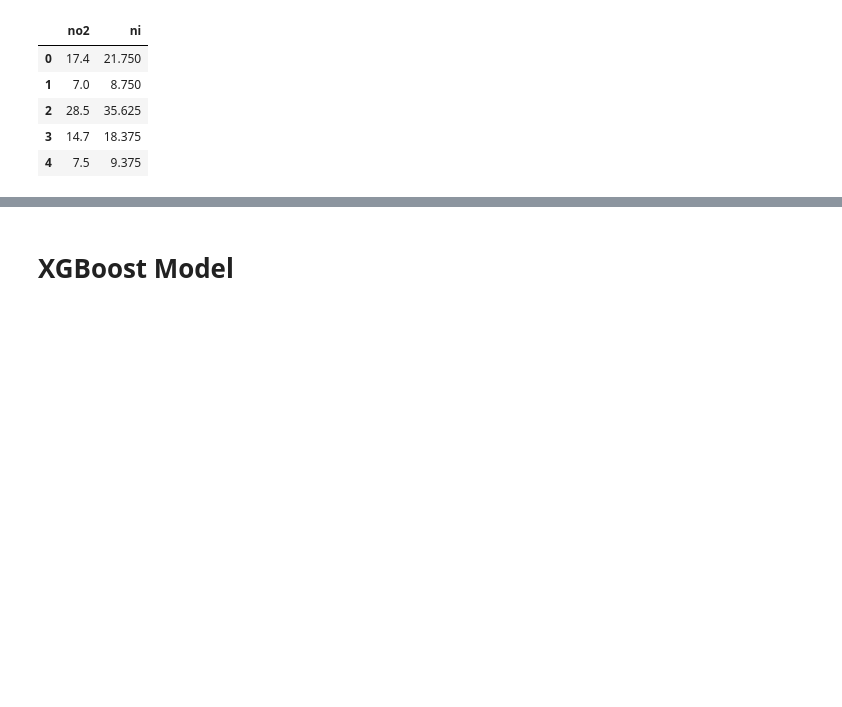
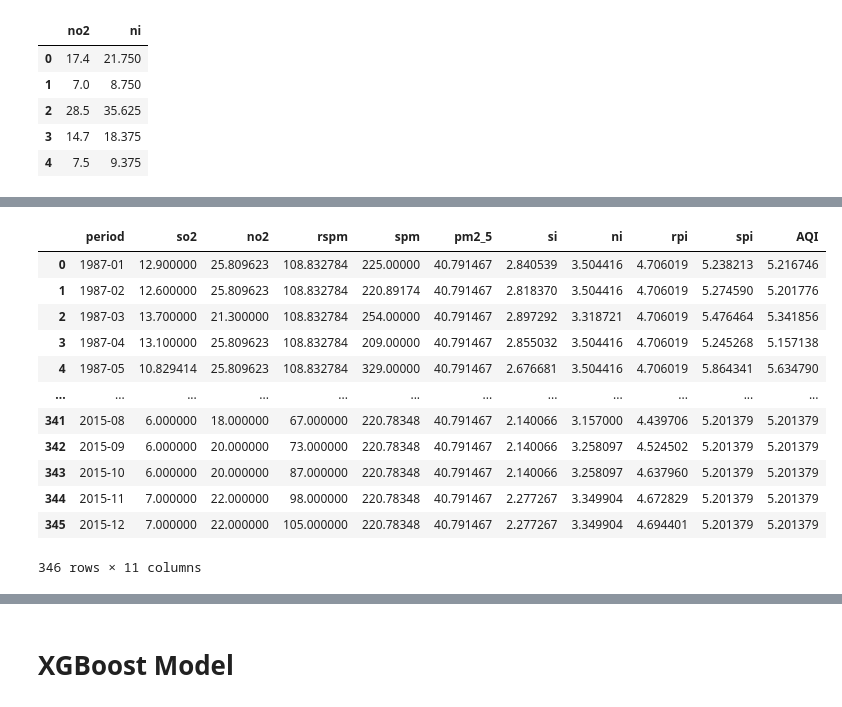
Before and after one commit to soulbrooxx/indian-air, a Jupyter notebook: src/analysis.ipynb, the cells around one changed output, grey strips where cells are left out. Drawn from its saved outputs; the diff is of its cells as text; code cells hidden in the pictures; blank space fills up the shorter version.

```diff
--- a/src/analysis.ipynb
+++ b/src/analysis.ipynb
@@ -189,0 +373,45 @@ monthly_mean.to_csv('../data/cal.csv', index=False)
+# %%
+import pandas as pd
+
+df = pd.read_csv('normalized_data_log1p.csv')
+
+# Convert the 'date' column to datetime format
+df["date"] = pd.to_datetime(df["date"])
+
+# Select only numeric columns for grouping (exclude 'date' and any non-numeric columns)
+numeric_columns = df.select_dtypes(include=['float64', 'int64']).columns
+
+# Group by year and month, calculating the mean for each month on numeric columns
+monthly_mean = df.groupby(df["date"].dt.to_period("M"))[numeric_columns].median()
+
+# Reset the index to move 'period' to a column
+monthly_mean.reset_index(inplace=True)
+
+# Rename the 'period' column to 'date'
+monthly_mean.rename(columns={"date": "period"}, inplace=True)
+
+# Convert the 'period' to a timestamp (optional)
+monthly_mean['date'] = monthly_mean['period'].dt.to_timestamp()
+
+# Drop the 'date' column since we now have the period in datetime format
+monthly_mean = monthly_mean.drop(columns=['date'])
+
+# Show the first few rows to verify the output
+monthly_mean
+
+# Save the result to a new CSV file
+# monthly_mean.to_csv(f'../data/cal_{file_name}', index=False)
+# %% [output]
+|  | period | so2 | no2 | rspm | spm | pm2_5 | si | ni | rpi | spi | AQI |
+| 0 | 1987-01 | 12.900000 | 25.809623 | 108.832784 | 225.00000 | 40.791467 | 2.840539 | 3.504416 | 4.706019 | 5.238213 | 5.216746 |
+| 1 | 1987-02 | 12.600000 | 25.809623 | 108.832784 | 220.89174 | 40.791467 | 2.818370 | 3.504416 | 4.706019 | 5.274590 | 5.201776 |
+| 2 | 1987-03 | 13.700000 | 21.300000 | 108.832784 | 254.00000 | 40.791467 | 2.897292 | 3.318721 | 4.706019 | 5.476464 | 5.341856 |
+| 3 | 1987-04 | 13.100000 | 25.809623 | 108.832784 | 209.00000 | 40.791467 | 2.855032 | 3.504416 | 4.706019 | 5.245268 | 5.157138 |
+| 4 | 1987-05 | 10.829414 | 25.809623 | 108.832784 | 329.00000 | 40.791467 | 2.676681 | 3.504416 | 4.706019 | 5.864341 | 5.634790 |
+| ... | ... | ... | ... | ... | ... | ... | ... | ... | ... | ... | ... |
+| 341 | 2015-08 | 6.000000 | 18.000000 | 67.000000 | 220.78348 | 40.791467 | 2.140066 | 3.157000 | 4.439706 | 5.201379 | 5.201379 |
+| 342 | 2015-09 | 6.000000 | 20.000000 | 73.000000 | 220.78348 | 40.791467 | 2.140066 | 3.258097 | 4.524502 | 5.201379 | 5.201379 |
+| 343 | 2015-10 | 6.000000 | 20.000000 | 87.000000 | 220.78348 | 40.791467 | 2.140066 | 3.258097 | 4.637960 | 5.201379 | 5.201379 |
+| 344 | 2015-11 | 7.000000 | 22.000000 | 98.000000 | 220.78348 | 40.791467 | 2.277267 | 3.349904 | 4.672829 | 5.201379 | 5.201379 |
+| 345 | 2015-12 | 7.000000 | 22.000000 | 105.000000 | 220.78348 | 40.791467 | 2.277267 | 3.349904 | 4.694401 | 5.201379 | 5.201379 |
+346 rows × 11 columns
```
Also changed, not shown: parts of 36 cells of this notebook, 1 other file.
